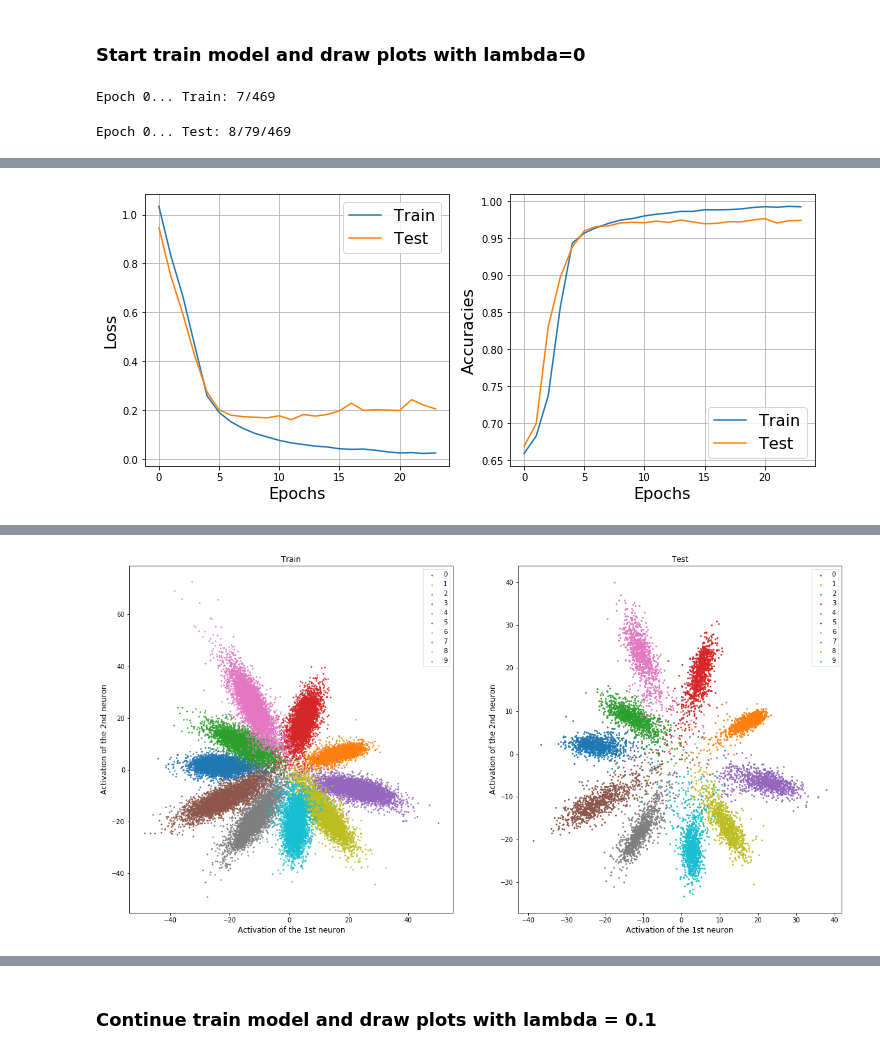
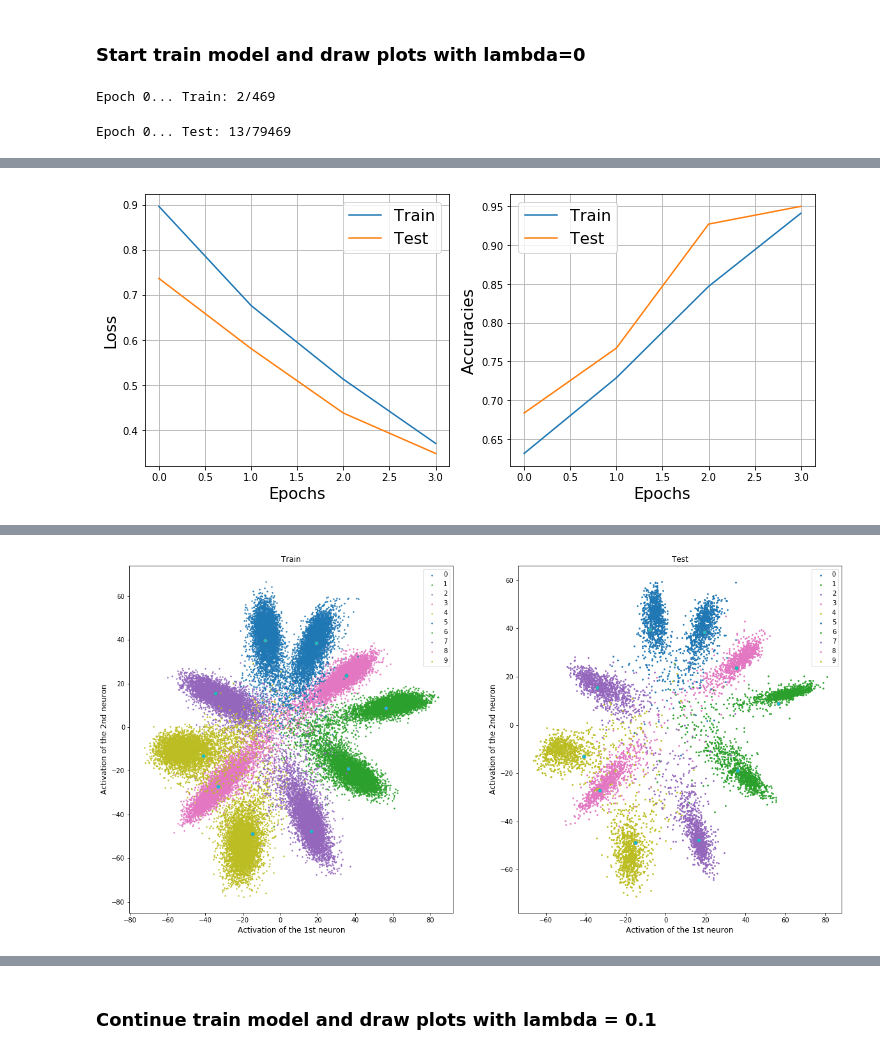
Before and after one commit to LoskutovAnton/Center-loss, a Jupyter notebook: CenterLoss.ipynb, the cells around one changed output, grey strips where cells are left out. Cells and saved outputs as stored; diff of their text form; code cells hidden in the pictures.

Commit message:
First test with manually delta calculate

```diff
--- a/CenterLoss.ipynb
+++ b/CenterLoss.ipynb
@@ -110,10 +137,10 @@ def metrics_plot(train_loss_epochs, test_loss_epochs, train_acc_epochs, test_acc
         plt.grid('on')
         plt.show()
 
-def activation_plot(y_train, y_test):
+def activation_plot(y_train, y_test, draw_centers=False):
     """ Draw plots for neuron's activation """
 
-    global accumulate_layer
+    global accumulate_layer, centers
     train_size = 50000
     test_size = 10000
     sample_size = train_size + test_size
@@ -124,12 +151,16 @@ def activation_plot(y_train, y_test):
         plt.scatter(accumulate_layer[-sample_size:-test_size][:, 0][y_train[-train_size:] == x],
                     accumulate_layer[-sample_size:-test_size][:, 1][y_train[-train_size:] == x],
                     label=str(x), s=2)
+        if draw_centers:
+            plt.scatter(centers[:, 0], centers[:, 1], s=20)
         plt.legend()
 
         plt.subplot(1, 2, 2)
         plt.scatter(accumulate_layer[-test_size:][:, 0][y_test == x],
                     accumulate_layer[-test_size:][:, 1][y_test == x],
                     label=str(x), s=3)
+        if draw_centers:
+            plt.scatter(centers[:, 0], centers[:, 1], s=20)
         plt.legend()
 
     plt.subplot(1, 2, 1)
@@ -143,7 +174,7 @@ def activation_plot(y_train, y_test):
     plt.show()
 # %%
 def train(network, epochs, main_lr=1e-4, center_lr=0.5, _lambda=0.5, plot=True,
-          standart_loss=nn.NLLLoss(), center_loss=CenterLoss(),
+          standart_loss=nn.NLLLoss(), center_loss=CenterLoss(), delta_manualy=False,
           optim=torch.optim.Adam, center_optim=torch.optim.SGD):
     """ Train network and collect metrics """
 
@@ -180,10 +211,15 @@ def train(network, epochs, main_lr=1e-4, center_lr=0.5, _lambda=0.5, plot=True,
                 prediction = network(X)
                 loss_batch = loss(prediction, y)
                 optimizer.zero_grad()
-                center_optimizer.zero_grad()
+                if not delta_manualy:
+                    center_optimizer.zero_grad()
                 loss_batch.backward()
+                if delta_manualy:
+                    center_loss.backward(network.get_stage4(), y)
+                    center_loss.update(network.get_stage4(), y)
+                else:
+                    center_optimizer.step()
                 optimizer.step()
-                center_optimizer.step()
 
                 # Calculate metrics
                 acc_batch = (np.argmax(prediction.cpu().data.numpy(), 1) == y.cpu().data.numpy()).mean()
@@ -239,7 +275,7 @@ def accumulate(self, input, output):
     else:
         accumulate_layer = np.concatenate((accumulate_layer, output.cpu().data.numpy()))
 # %%
-def get_result(model, _lambda):
+def get_result(model, _lambda, delta_manualy=False, draw_centers=False):
     """ Accumulate all previous functions
         Train model
         Draw plot
@@ -251,7 +287,7 @@ def get_result(model, _lambda):
     if accumulate_hook is not None:
         accumulate_hook.remove()
 
-    train(model, epochs=25, _lambda=_lambda, center_optim=torch.optim.Adam)
+    train(model, epochs=5, _lambda=_lambda, center_optim=torch.optim.Adam, delta_manualy=delta_manualy)
 
     # Get y marks for train and test
     y_train = []
@@ -269,12 +305,12 @@ def get_result(model, _lambda):
     accumulate_hook = model.stage4.register_forward_hook(accumulate)
 
     # Train model in 1 epochs and get new accumulate_layer
-    train(model, epochs=1, plot=False)
+    train(model, epochs=1, plot=False, delta_manualy=delta_manualy)
 
     # Delete hook, so that memory doesn't leak
     accumulate_hook.remove()
 
-    activation_plot(y_train, y_test)
+    activation_plot(y_train, y_test, draw_centers=draw_centers)
 
     # Free memory
     del accumulate_layer
@@ -286,7 +322,7 @@ model = LeNet(final_loss).to(device)
 # %% [markdown]
 ### Start train model and draw plots with lambda=0
 # %%
-get_result(model, _lambda=0)
+get_result(model, _lambda=0.1, delta_manualy=True, draw_centers=True)
 # %% [output]
-Epoch 0... Train: 7/469
+Epoch 0... Train: 2/469
-Epoch 0... Test: 8/79/469
+Epoch 0... Test: 13/79469
@@ -294 +330 @@ Epoch 24... (Train/Test) NLLLoss: 0.025/0.205...  Acc: 0.992/0.974
-[figure, old version]
+[figure, new version]
@@ -296 +332 @@ Epoch 0... (Train/Test) NLLLoss: 1.184/0.993...  Acc: 0.943/0.966
-[figure, old version]
+[figure, new version]
```
Also changed, not shown: parts of 5 cells of this notebook.
